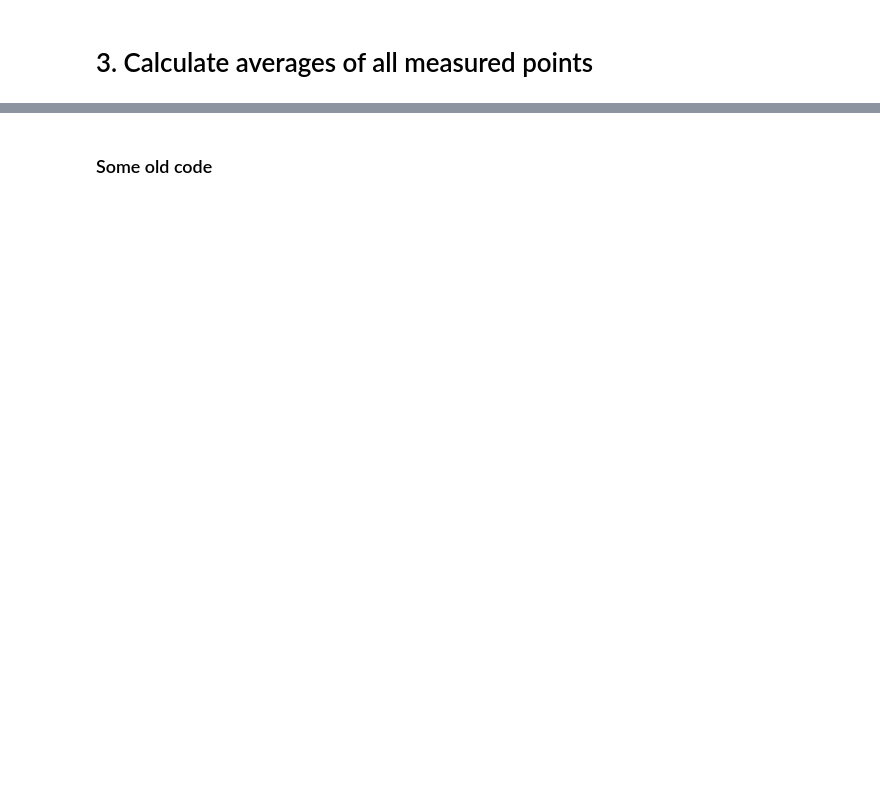
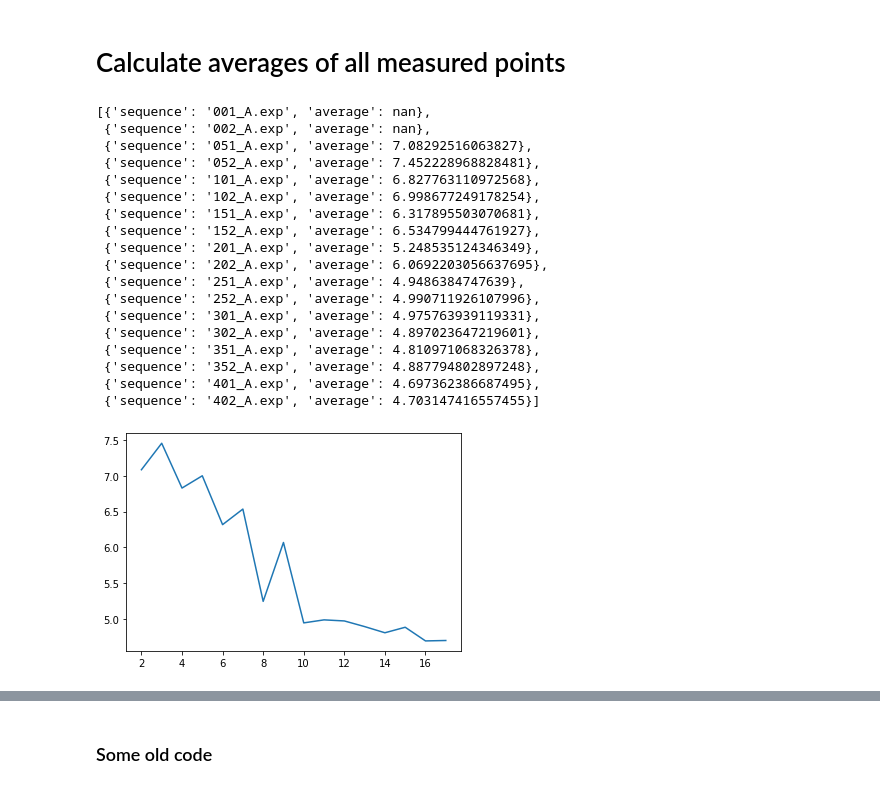
Before and after one commit to jiexu2776/boron-main, a Jupyter notebook: get average values.ipynb, the cells around one changed output, grey strips where cells are left out. Cells and saved outputs as stored; diff of their text form; code cells hidden in the pictures; blank space fills up the shorter version.

```diff
--- a/get average values.ipynb
+++ b/get average values.ipynb
@@ -114,8 +170,31 @@ def calculateSingleFile_B10_FC(filename, bg_10B, factorSD):
 # %% [markdown]
-# 3. Calculate averages of all measured points
+# Calculate averages of all measured points
 # %%
 res = []
 for i in dataFiles:
     aver = calculateSingleFile_B11(i, 0.005, 2)/calculateSingleFile_B10_IC(i, 0.0005, 2)
     Neptune_res = {'sequence': i, 'average':aver}
     res.append(Neptune_res)
+# %%
+pd.DataFrame(res)['average'].plot()
+res
+# %% [output]
+[{'sequence': '001_A.exp', 'average': nan},
+ {'sequence': '002_A.exp', 'average': nan},
+ {'sequence': '051_A.exp', 'average': 7.08292516063827},
+ {'sequence': '052_A.exp', 'average': 7.452228968828481},
+ {'sequence': '101_A.exp', 'average': 6.827763110972568},
+ {'sequence': '102_A.exp', 'average': 6.998677249178254},
+ {'sequence': '151_A.exp', 'average': 6.317895503070681},
+ {'sequence': '152_A.exp', 'average': 6.534799444761927},
+ {'sequence': '201_A.exp', 'average': 5.248535124346349},
+ {'sequence': '202_A.exp', 'average': 6.0692203056637695},
+ {'sequence': '251_A.exp', 'average': 4.9486384747639},
+ {'sequence': '252_A.exp', 'average': 4.990711926107996},
+ {'sequence': '301_A.exp', 'average': 4.975763939119331},
+ {'sequence': '302_A.exp', 'average': 4.897023647219601},
+ {'sequence': '351_A.exp', 'average': 4.810971068326378},
+ {'sequence': '352_A.exp', 'average': 4.887794802897248},
+ {'sequence': '401_A.exp', 'average': 4.697362386687495},
+ {'sequence': '402_A.exp', 'average': 4.703147416557455}]
+[figure, added]
```
Also changed, not shown: parts of 21 cells of this notebook.
